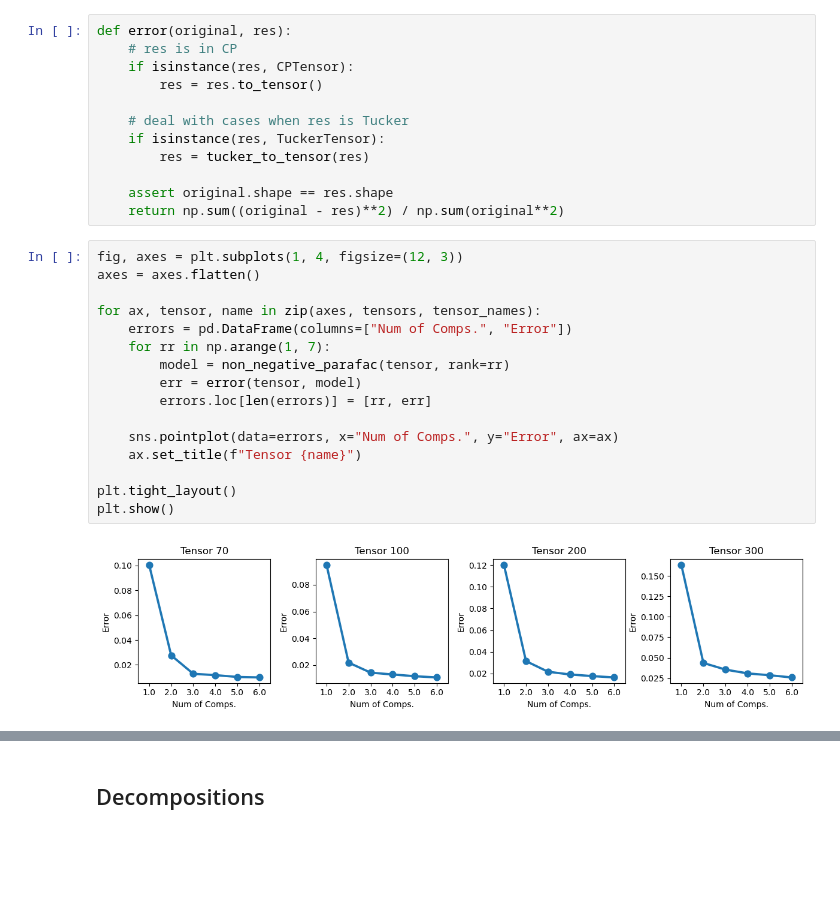
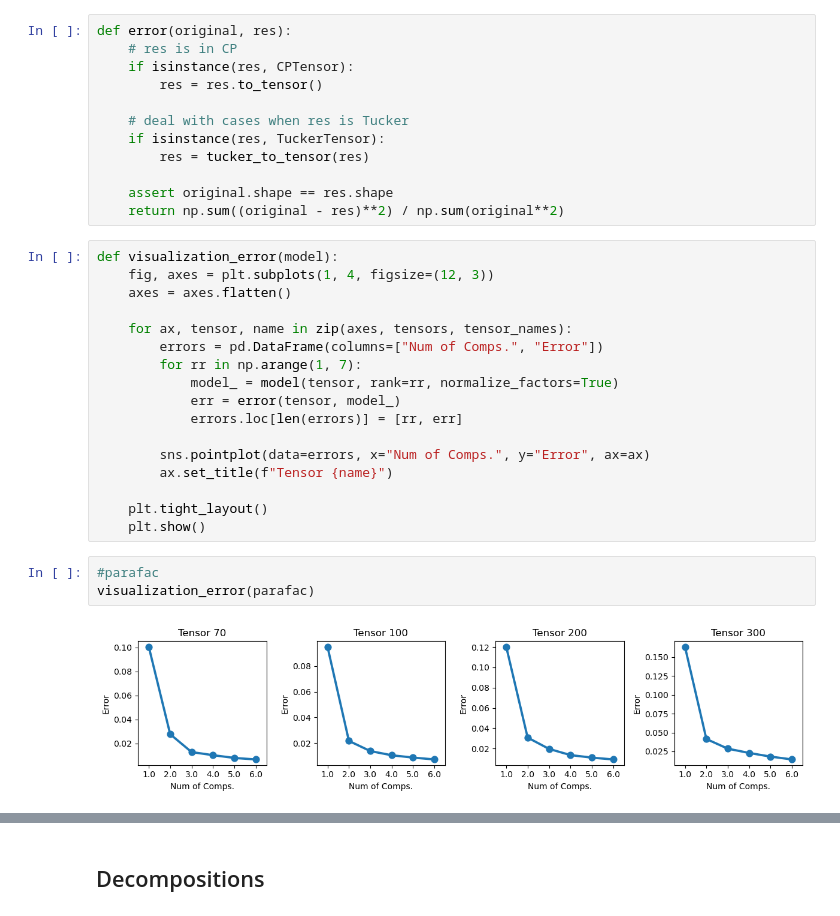
Before and after one commit to pablovadillo/Tensordecomposition, a Jupyter notebook: CP_decomposition.ipynb, the cells around one changed output, grey strips where cells are left out. Saved outputs shown, nothing was run; the diff lists cells and outputs as text; blank space fills up the shorter version.

```diff
--- a/CP_decomposition.ipynb
+++ b/CP_decomposition.ipynb
@@ -62,20 +71,24 @@ def error(original, res):
     assert original.shape == res.shape
     return np.sum((original - res)**2) / np.sum(original**2)
 # %%
-fig, axes = plt.subplots(1, 4, figsize=(12, 3))
-axes = axes.flatten()
+def visualization_error(model):
+    fig, axes = plt.subplots(1, 4, figsize=(12, 3))
+    axes = axes.flatten()
 
-for ax, tensor, name in zip(axes, tensors, tensor_names):
-    errors = pd.DataFrame(columns=["Num of Comps.", "Error"])
-    for rr in np.arange(1, 7):
-        model = non_negative_parafac(tensor, rank=rr)
-        err = error(tensor, model)
-        errors.loc[len(errors)] = [rr, err]
+    for ax, tensor, name in zip(axes, tensors, tensor_names):
+        errors = pd.DataFrame(columns=["Num of Comps.", "Error"])
+        for rr in np.arange(1, 7):
+            model_ = model(tensor, rank=rr, normalize_factors=True)
+            err = error(tensor, model_)
+            errors.loc[len(errors)] = [rr, err]
 
-    sns.pointplot(data=errors, x="Num of Comps.", y="Error", ax=ax)
-    ax.set_title(f"Tensor {name}")
+        sns.pointplot(data=errors, x="Num of Comps.", y="Error", ax=ax)
+        ax.set_title(f"Tensor {name}")
 
-plt.tight_layout()
-plt.show()
+    plt.tight_layout()
+    plt.show()
-# %% [output]
-[figure, removed]
+# %%
+#parafac
+visualization_error(parafac)
+# %% [output]
+[figure, added]
```
Also changed, not shown: parts of 16 cells of this notebook.
